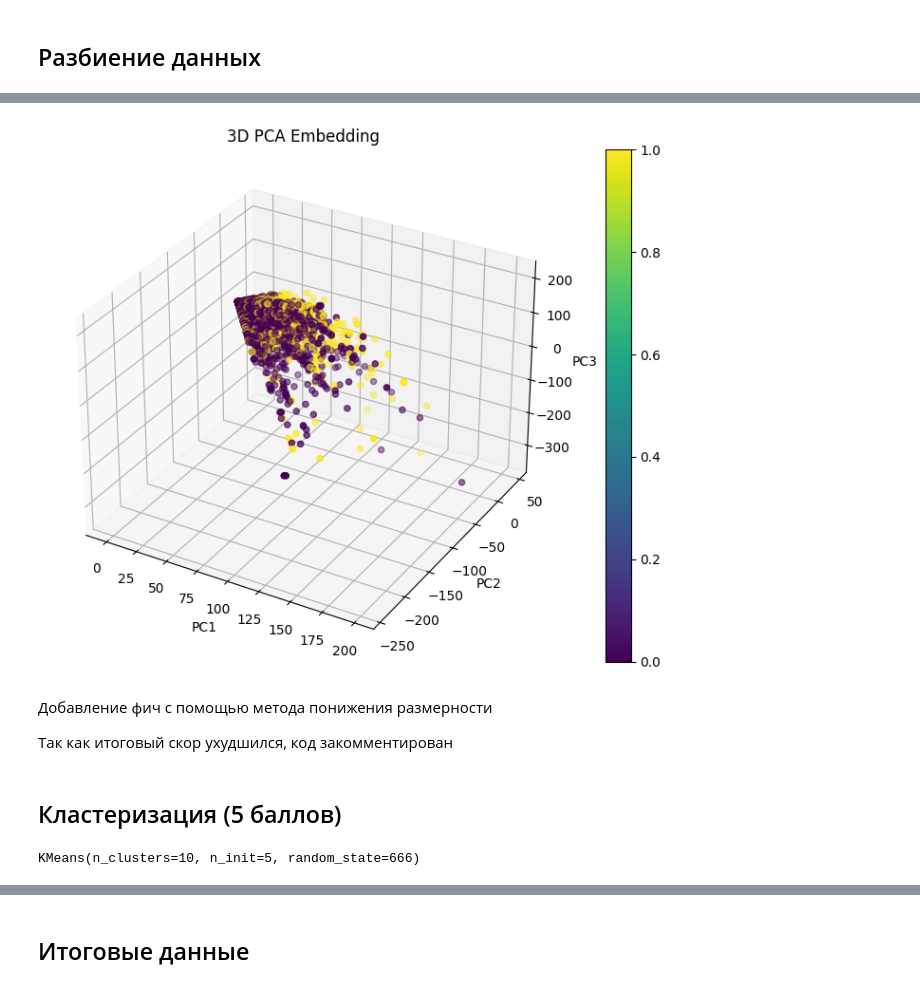
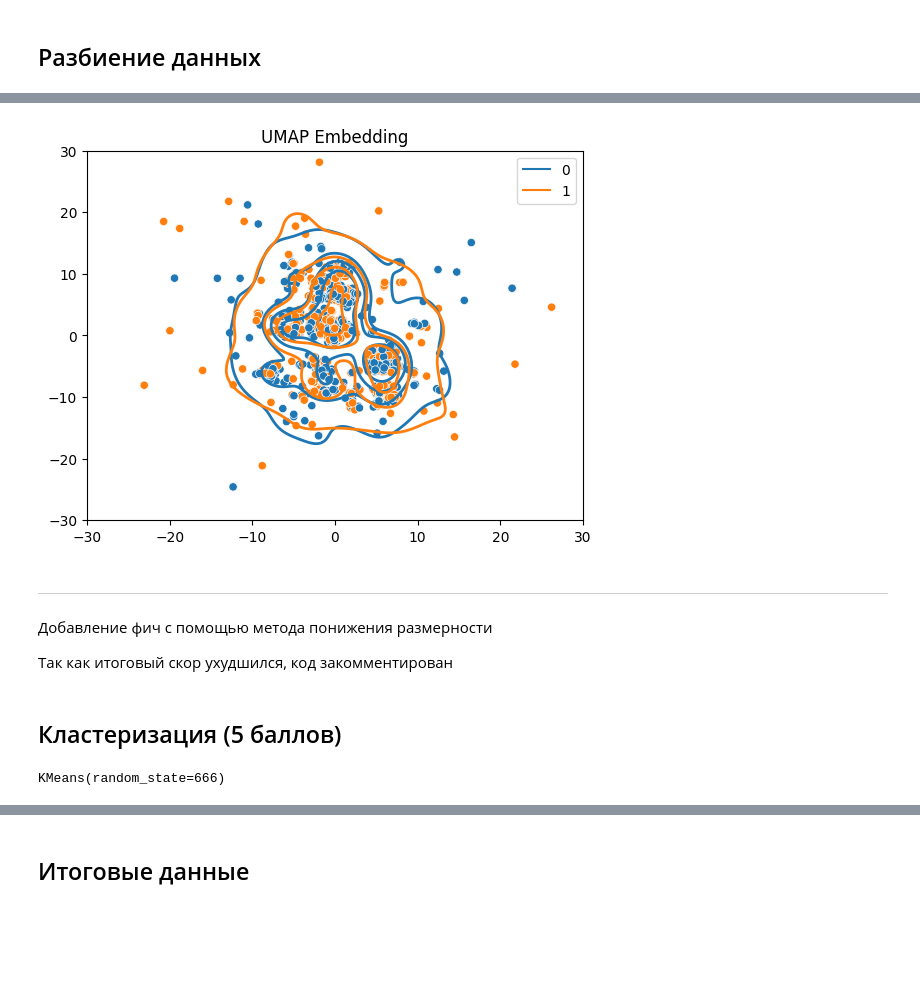
Before and after one commit to V1adych/ai-masters, a Jupyter notebook: ml2_2025/hw2/hw2.ipynb, the cells around one changed output, grey strips where cells are left out. Cells and saved outputs as stored; diff of their text form; code cells hidden in the pictures; blank space fills up the shorter version.

```diff
--- a/ml2_2025/hw2/hw2.ipynb
+++ b/ml2_2025/hw2/hw2.ipynb
@@ -47,7 +59,7 @@ np.random.seed(SEED)
 # %%
 control_start_date = date(2024, 7, 1)
 control_end_date = date(2024, 8, 1)
-data_path = Path("/kaggle/input/predict-user-order/")
+data_path = Path("predict-user-order/")
 # %% [markdown]
 ## Чтение данных
 # %%
@@ -241,6 +253,7 @@ def get_action_aggregation(
             pl.col(col_name).std().alias(f"{action_name}_std_{col_name}"),
             pl.col(col_name).min().alias(f"{action_name}_min_{col_name}"),
             pl.col(col_name).max().alias(f"{action_name}_max_{col_name}"),
+            pl.col(col_name).sum().alias(f"{action_name}_sum_{col_name}"),
         ]
     ]
     transforms.extend(
@@ -324,3 +356,5 @@ train_df = get_aggregation_features(
+# %%
+train_df = train_df.remove(*[pl.col(col_name).is_null() for col_name in train_df.columns[2:]])
 # %% [markdown]
 ## Разбиение данных
 # %%
@@ -350,3 +485,3 @@ x = (x - means) / stds
 # %%
-pca = PCA(n_components=3, random_state=SEED)
-embedding = pca.fit_transform(x_train)
+umap = UMAP(n_neighbors=20, n_components=2)
+embedding = umap.fit_transform(x_train)
@@ -353,27 +490,29 @@ embedding = pca.fit_transform(x_train)
 # %%
-fig = plt.figure(figsize=(10, 6))
-ax = fig.add_subplot(111, projection="3d")
+# Ограничим количество точек, чтобы ускорить построение графиков и сделать картинку приятнее
+n_points = 1000
+ids = np.random.permutation(len(embedding))[:n_points]
 
-sc = ax.scatter(
-    embedding[:, 0],
-    embedding[:, 1],
-    embedding[:, 2],
-    c=y_train,
-    cmap="viridis",
+ax = sns.scatterplot(x=embedding[ids, 0], y=embedding[ids, 1], hue=labels[ids])
+
+sns.kdeplot(
+    x=embedding[ids, 0],
+    y=embedding[ids, 1],
+    hue=labels[ids],
+    levels=5,
+    linewidths=2,
+    ax=ax,
 )
 
-ax.set_title("3D PCA Embedding")
-ax.set_xlabel("PC1")
-ax.set_ylabel("PC2")
-ax.set_zlabel("PC3")
+ax.set_title("UMAP Embedding")
+ax.set_xlim(-30, 30)
+ax.set_ylim(-30, 30)
 
-plt.colorbar(sc)
-
-plt.tight_layout()
 plt.show()
 # %% [output]
-[figure, old version]
+[figure, new version]
 # %% [markdown]
+---
+
 Добавление фич с помощью метода понижения размерности
 
 Так как итоговый скор ухудшился, код закомментирован
@@ -388,7 +527,7 @@ plt.show()
 # %% [markdown]
 ## Кластеризация (5 баллов)
 # %%
-kmeans = KMeans(n_clusters=10, random_state=SEED, n_init=5)
+kmeans = KMeans(n_clusters=8, random_state=SEED)
 kmeans.fit(x_train)
 # %% [output]
-KMeans(n_clusters=10, n_init=5, random_state=666)
+KMeans(random_state=666)
```
Also changed, not shown: parts of 31 cells of this notebook.
